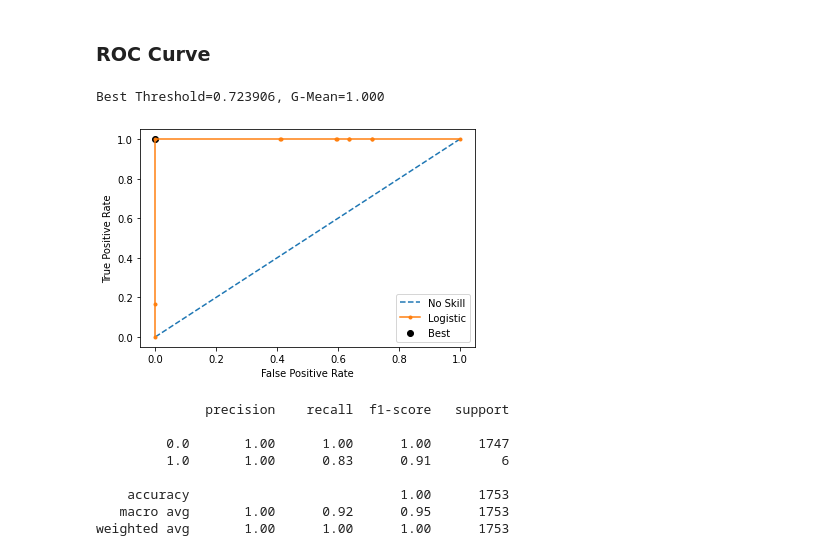
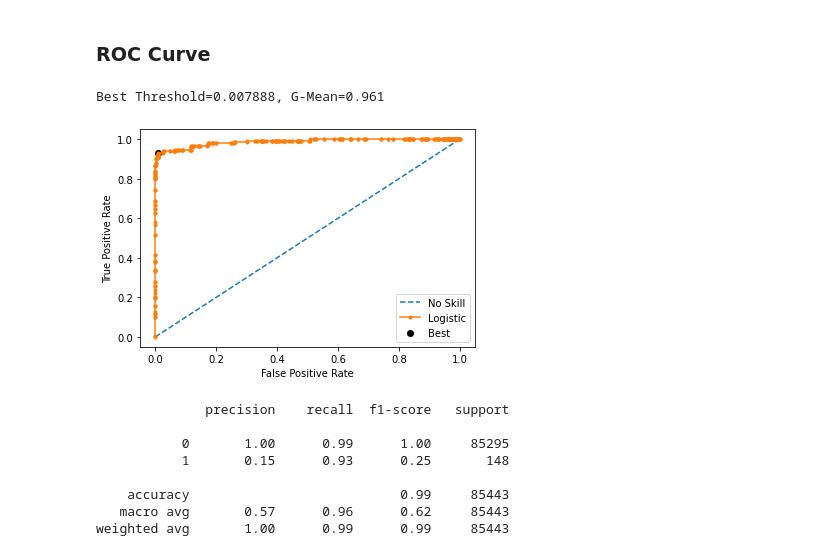
Before and after one commit to samarakoon-ryan/creditcard-fraud-detection, a Jupyter notebook: project.ipynb, the cells around one changed output. Cells and saved outputs as stored; diff of their text form; code cells hidden in the pictures.

Commit message:
Updated test-train, compared predictions, and provided business metrics. Close #14, close #15, close #16

```diff
--- a/project.ipynb
+++ b/project.ipynb
@@ -93,0 +101,7 @@ detection = detection.dropna()
+# %%
+# Perform train/test split
+target_col = 'class'
+random_seed = 1234
+
+X_train, X_test, y_train, y_test = train_test_split(detection.drop(columns=target_col), detection[target_col],
+                                                    test_size=0.3, random_state=random_seed, stratify=detection[target_col])
@@ -122,7 +193,0 @@ Pipeline(steps=[('Preprocessing',
-# %%
-# Perform train/test split
-target_col = 'class'
-random_seed = 1234
-
-X_train, X_test, y_train, y_test = train_test_split(detection.drop(columns=target_col), detection[target_col],
-                                                    test_size=0.2, train_size=0.2, random_state=random_seed, stratify=detection[target_col])
@@ -259,35 +270,35 @@ weighted avg       1.00      1.00      1.00      2337
 # %%
 from numpy import sqrt
 from numpy import argmax
 
-# roc curve for logistic regression model with optimal threshold
+# ROC curve for logistic regression model with optimal threshold
 
 # predict probabilities
-yhat = logistic_regression_grid_search.predict_proba(X_test)
+yhat = logistic_regression_grid_search.best_estimator_.predict_proba(X_test)
 # keep probabilities for the positive outcome only
 yhat = yhat[:, 1]
 # calculate roc curves
 fpr, tpr, thresholds = roc_curve(y_test, yhat)
 # calculate the g-mean for each threshold
 gmeans = sqrt(tpr * (1-fpr))
 # locate the index of the largest g-mean
 ix = argmax(gmeans)
 print('Best Threshold=%f, G-Mean=%.3f' % (thresholds[ix], gmeans[ix]))
 # plot the roc curve for the model
 plt.plot([0,1], [0,1], linestyle='--', label='No Skill')
 plt.plot(fpr, tpr, marker='.', label='Logistic')
 plt.scatter(fpr[ix], tpr[ix], marker='o', color='black', label='Best')
 # axis labels
 plt.xlabel('False Positive Rate')
 plt.ylabel('True Positive Rate')
 plt.legend()
 # show the plot
 plt.show()
 # %% [output]
-Best Threshold=0.723906, G-Mean=1.000
+Best Threshold=0.007888, G-Mean=0.961
-[figure, old version]
+[figure, new version]
 # %%
-# Use optimal threshold for new predictions
+# Classificiation Report with predictions using optimal threshold
 
 threshold = thresholds[ix]
 y_pred = (logistic_regression_grid_search.best_estimator_.predict_proba(X_test)[:, 1] > threshold).astype('float')
@@ -295,9 +306,9 @@ print(classification_report(y_test, y_pred))
 # %% [output]
               precision    recall  f1-score   support
 
-         0.0       1.00      1.00      1.00      1747
-         1.0       1.00      0.83      0.91         6
+           0       1.00      0.99      1.00     85295
+           1       0.15      0.93      0.25       148
 
-    accuracy                           1.00      1753
-   macro avg       1.00      0.92      0.95      1753
-weighted avg       1.00      1.00      1.00      1753
+    accuracy                           0.99     85443
+   macro avg       0.57      0.96      0.62     85443
+weighted avg       1.00      0.99      0.99     85443
```
Also changed, not shown: parts of 32 cells of this notebook.
